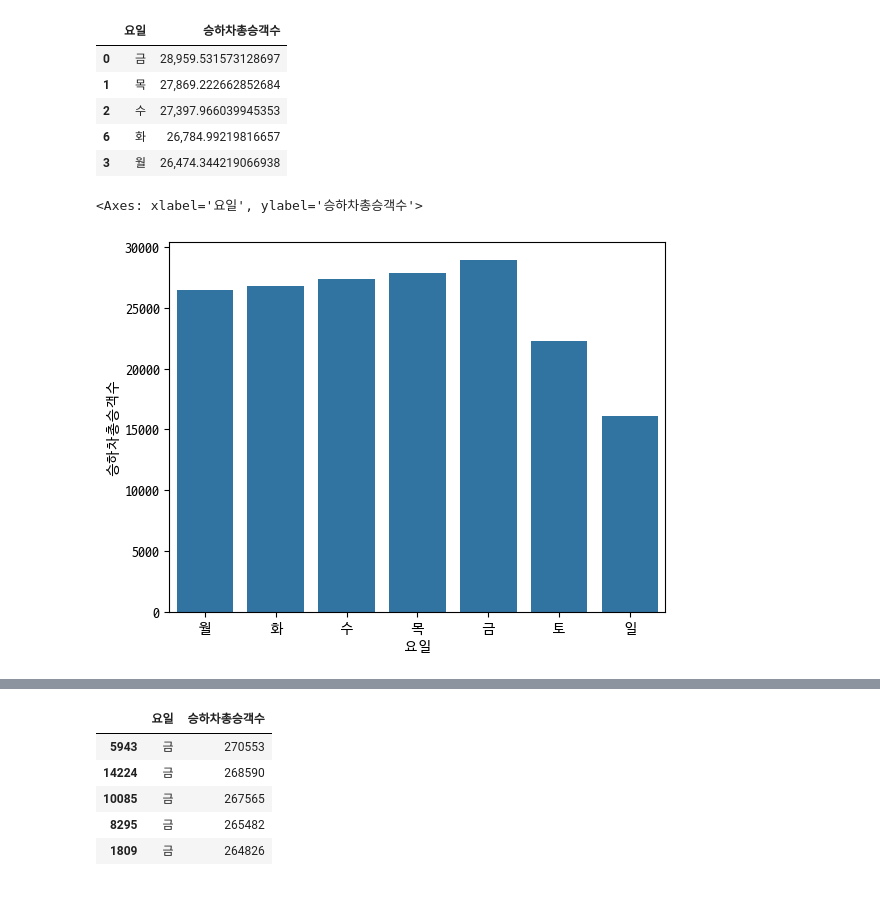
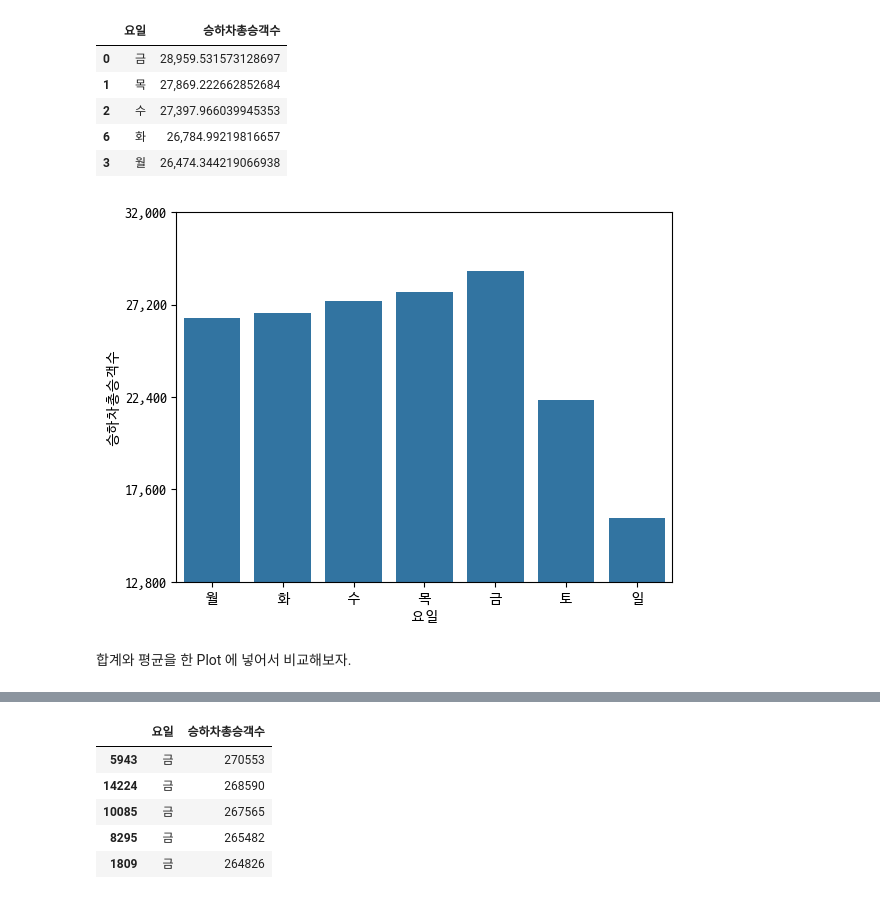
Before and after one commit to smu-202115064/Training-project-for-AI-X-Pioneers-Basic, a Jupyter notebook: 실습/김동주 - 지하철 이용승객 분석.ipynb, the cells around one changed output, grey strips where cells are left out. Drawn from its saved outputs; the diff is of its cells as text; code cells hidden in the pictures.

```diff
--- a/실습/김동주 - 지하철 이용승객 분석.ipynb
+++ b/실습/김동주 - 지하철 이용승객 분석.ipynb
@@ -229,8 +236,17 @@ df.sort_values(by='승하차총승객수', ascending=False).head()
 | 2 | 수 | 27,397.966039945353 |
 | 6 | 화 | 26,784.99219816657 |
 | 3 | 월 | 26,474.344219066938 |
-# %%
-sns.barplot(data=df, x='요일', y='승하차총승객수', order=DAY_OF_WEEK)
-# %% [output]
-<Axes: xlabel='요일', ylabel='승하차총승객수'>
-[figure, removed]
+# %%
+sns.barplot(data=df, x='요일', y='승하차총승객수', order=['월', '화', '수', '목', '금', '토', '일'])
+
+max_y = 3.2e4
+yticks = np.linspace(0.4 * max_y, max_y, 5)
+ylabels = [f'{int(val):,}' for val in yticks]
+
+plt.ylim(yticks[0], yticks[-1])
+plt.yticks(ticks=yticks, labels=ylabels)
+plt.show()
+# %% [output]
+[figure, added]
+# %% [markdown]
+합계와 평균을 한 Plot 에 넣어서 비교해보자.
```
Also changed, not shown: parts of 8 cells of this notebook.
